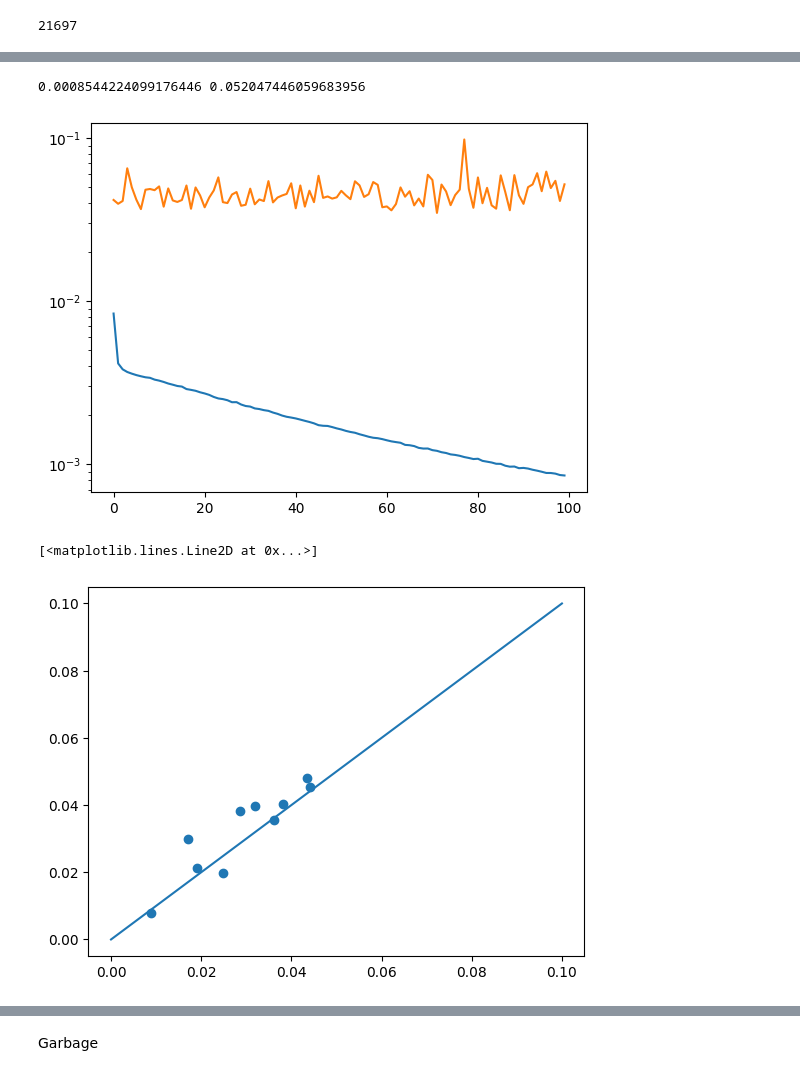
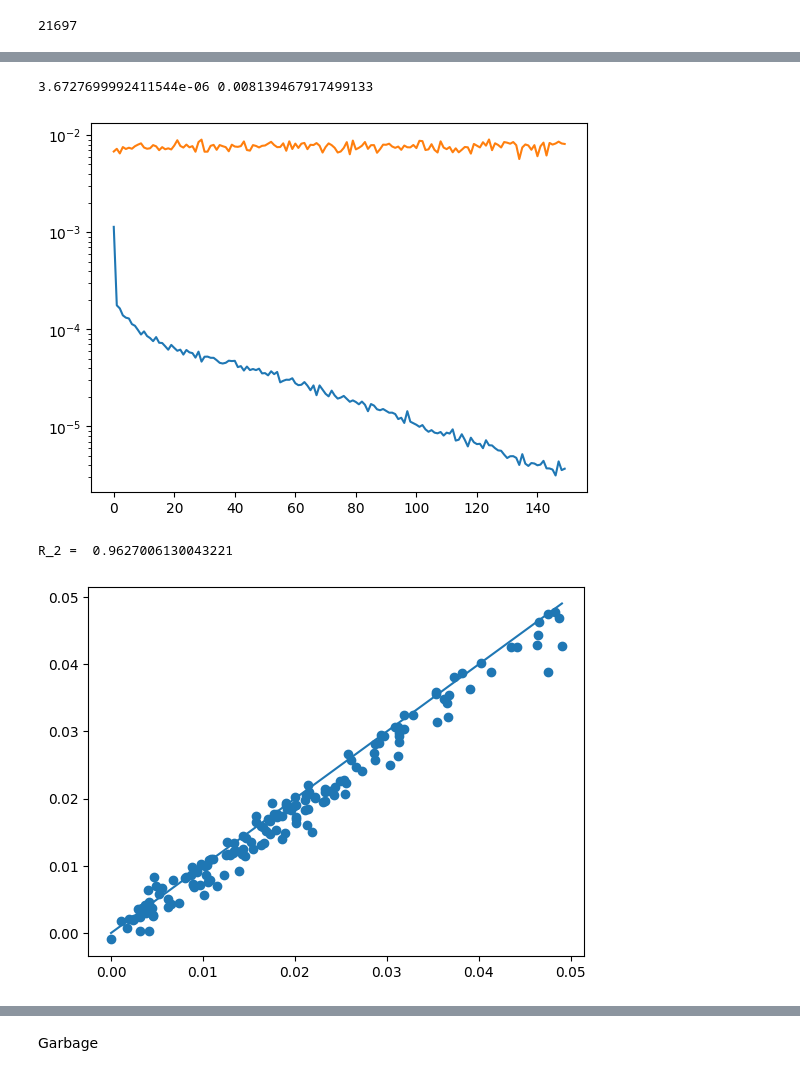
Before and after one commit to neilashwinraj/GNN, a Jupyter notebook: MLP_15_nearest.ipynb, the cells around one changed output, grey strips where cells are left out. Cells and saved outputs as stored; diff of their text form; code cells hidden in the pictures.

```diff
--- a/MLP_15_nearest.ipynb
+++ b/MLP_15_nearest.ipynb
@@ -262,12 +262,12 @@ all_data_pd
 # %%
 ## Translating the POI to the origin (keeping the POI coord values global , but making all the neighbors relative to it)###
 
-## x-axis ###
-all_data_pd.loc[:, all_data_pd.columns.str.endswith('_x')] -= all_data_pd["POI_x_coord"].values[:,None]
-### y-axis ###
-all_data_pd.loc[:, all_data_pd.columns.str.endswith('_y')] -= all_data_pd["POI_y_coord"].values[:,None]
-### z-axis ###
-all_data_pd.loc[:, all_data_pd.columns.str.endswith('_z')] -= all_data_pd["POI_z_coord"].values[:,None]
+# ## x-axis ###
+# all_data_pd.loc[:, all_data_pd.columns.str.endswith('_x')] -= all_data_pd["POI_x_coord"].values[:,None]
+# ### y-axis ###
+# all_data_pd.loc[:, all_data_pd.columns.str.endswith('_y')] -= all_data_pd["POI_y_coord"].values[:,None]
+# ### z-axis ###
+# all_data_pd.loc[:, all_data_pd.columns.str.endswith('_z')] -= all_data_pd["POI_z_coord"].values[:,None]
 # %%
 ### Splitting data as train and test ###
 check_points = np.array([0,center_10_dev.shape[0],center_10_dev.shape[0],center_10_dev.shape[0],center_10_dev.shape[0],
@@ -321,16 +350,17 @@ print(sum(p.numel() for p in model.parameters() if p.requires_grad))
 # %%
 ### Define Train and Test and loaders ###
-train_loader = DataLoader(list(zip(train_inputs,train_outputs)), batch_size=16, shuffle=True)
-test_loader = DataLoader(list(zip(test_inputs,test_outputs)), batch_size=16, shuffle=True)
+N=160
+train_loader = DataLoader(list(zip(train_inputs[0:N],train_outputs[0:N])), batch_size=4, shuffle=True)
+test_loader = DataLoader(list(zip(test_inputs[0:N],test_outputs[0:N])), batch_size=4, shuffle=True)
 # %%
 model =  MLP().cuda()
 loss_function = nn.MSELoss()
-optimizer = torch.optim.Adagrad(model.parameters(), lr=0.0055)
+optimizer = torch.optim.Adagrad(model.parameters(), lr=0.005)
 
 epoch_loss_train = list()
 epoch_loss_val = list()
 
-for epoch in range(0,100):
+for epoch in range(0,150):
     print(f'Starting Epoch {epoch+1}')
 
     current_loss = 0.0
@@ -408,8 +435,8 @@ plt.semilogy(epoch_loss_train)
 plt.semilogy(epoch_loss_val)
 print(epoch_loss_train[-1],epoch_loss_val[-1])
 # %% [output]
-0.0008544224099176446 0.052047446059683956
+3.6727699992411544e-06 0.008139467917499133
-[figure, old version]
+[figure, new version]
 # %%
 # torch.save(model.state_dict(),"model_mlp")
 # model.load_state_dict(torch.load("model_general"))
@@ -428,11 +455,12 @@ train_results_pd = pd.DataFrame(np.concatenate( (train_results[:,[-4,-3,-1]],tra
                                 ,columns=["Re","Phi","Pred","GT"])
 # %%
 df_result = pd.DataFrame(np.concatenate((train_outputs,train_predictions[:,0]),axis=1),columns=["GT","Pred"])
-plt.scatter(df_result["GT"].iloc[0:10],df_result["Pred"].iloc[0:10])
-plt.plot(np.linspace(0,0.1,10),np.linspace(0,0.1,10))
+plt.scatter(df_result["GT"].iloc[0:N],df_result["Pred"].iloc[0:N])
+plt.plot(np.linspace(0,df_result["GT"].iloc[0:N].max(),10),np.linspace(0,df_result["GT"].iloc[0:N].max(),10))
+print("R_2 = ",str(r2_score(df_result["GT"].iloc[0:N].values,df_result["Pred"].iloc[0:N].values)) )
 # %% [output]
-[<matplotlib.lines.Line2D at 0x...>]
+R_2 =  0.9627006130043221
-[figure, old version]
+[figure, new version]
 # %%
 ### Deploying trained model on test dataset ###
 test_predictions = list()
```
Also changed, not shown: parts of 6 cells of this notebook, 2 other files.
